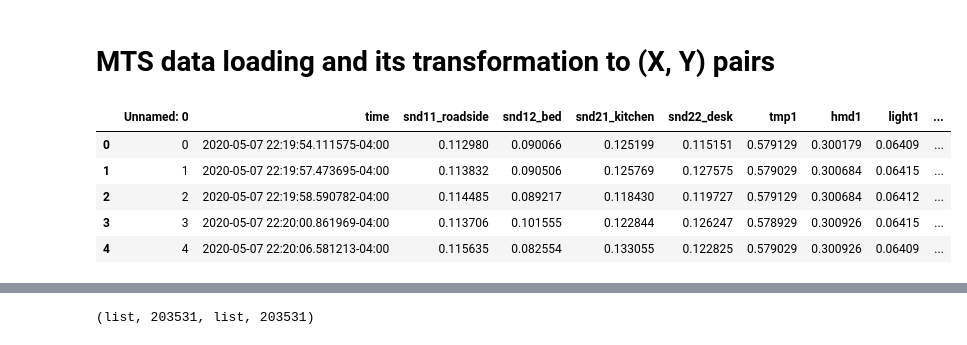
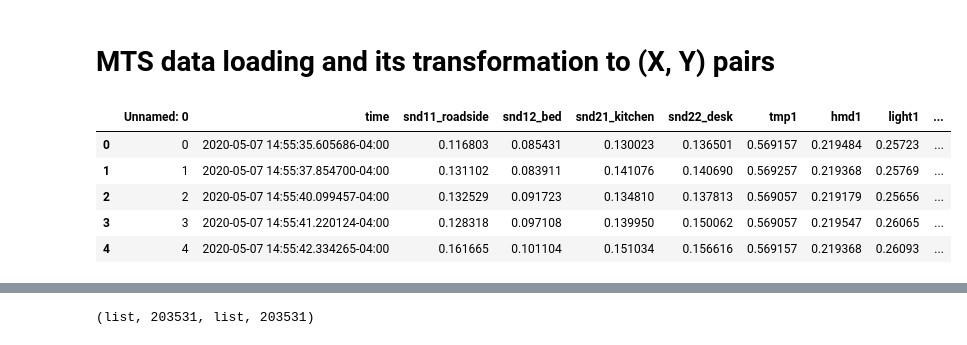
Before and after one commit to HeesukSon/home-sensor-project, a Jupyter notebook: server-notebook/ch2-mts-act-recognition.ipynb, the cells around one changed output, grey strips where cells are left out. Saved outputs shown, nothing was run; the diff lists cells and outputs as text; code cells hidden in the pictures.

```diff
--- a/server-notebook/ch2-mts-act-recognition.ipynb
+++ b/server-notebook/ch2-mts-act-recognition.ipynb
@@ -29,15 +29,15 @@ act_map = {'work':0,
 # %% [markdown]
 # MTS data loading and its transformation to (X, Y) pairs
 # %%
-data_df = pd.read_csv('act_mts_data.csv')
+data_df = pd.read_csv('act_mts_data_200514_7d.csv')
 data_df.head()
 # %% [output]
 |  | Unnamed: 0 | time | snd11_roadside | snd12_bed | snd21_kitchen | snd22_desk | tmp1 | hmd1 | light1 | ... |
-| 0 | 0 | 2020-05-07 22:19:54.111575-04:00 | 0.112980 | 0.090066 | 0.125199 | 0.115151 | 0.579129 | 0.300179 | 0.06409 | ... |
-| 1 | 1 | 2020-05-07 22:19:57.473695-04:00 | 0.113832 | 0.090506 | 0.125769 | 0.127575 | 0.579029 | 0.300684 | 0.06415 | ... |
-| 2 | 2 | 2020-05-07 22:19:58.590782-04:00 | 0.114485 | 0.089217 | 0.118430 | 0.119727 | 0.579129 | 0.300684 | 0.06412 | ... |
-| 3 | 3 | 2020-05-07 22:20:00.861969-04:00 | 0.113706 | 0.101555 | 0.122844 | 0.126247 | 0.578929 | 0.300926 | 0.06415 | ... |
-| 4 | 4 | 2020-05-07 22:20:06.581213-04:00 | 0.115635 | 0.082554 | 0.133055 | 0.122825 | 0.579029 | 0.300926 | 0.06409 | ... |
+| 0 | 0 | 2020-05-07 14:55:35.605686-04:00 | 0.116803 | 0.085431 | 0.130023 | 0.136501 | 0.569157 | 0.219484 | 0.25723 | ... |
+| 1 | 1 | 2020-05-07 14:55:37.854700-04:00 | 0.131102 | 0.083911 | 0.141076 | 0.140690 | 0.569257 | 0.219368 | 0.25769 | ... |
+| 2 | 2 | 2020-05-07 14:55:40.099457-04:00 | 0.132529 | 0.091723 | 0.134810 | 0.137813 | 0.569057 | 0.219179 | 0.25656 | ... |
+| 3 | 3 | 2020-05-07 14:55:41.220124-04:00 | 0.128318 | 0.097108 | 0.139950 | 0.150062 | 0.569057 | 0.219547 | 0.26065 | ... |
+| 4 | 4 | 2020-05-07 14:55:42.334265-04:00 | 0.161665 | 0.101104 | 0.151034 | 0.156616 | 0.569157 | 0.219368 | 0.26093 | ... |
 # %%
 data_df.tail()
 # %% [output]
```
Also changed, not shown: parts of 1 cell of this notebook, 2 other files.
